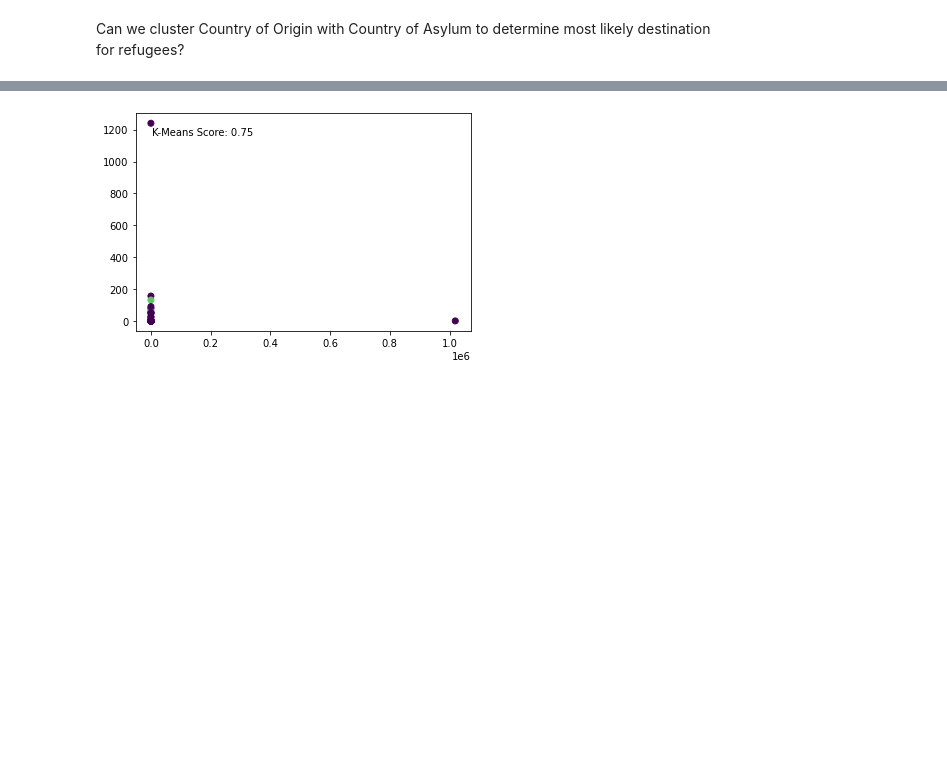
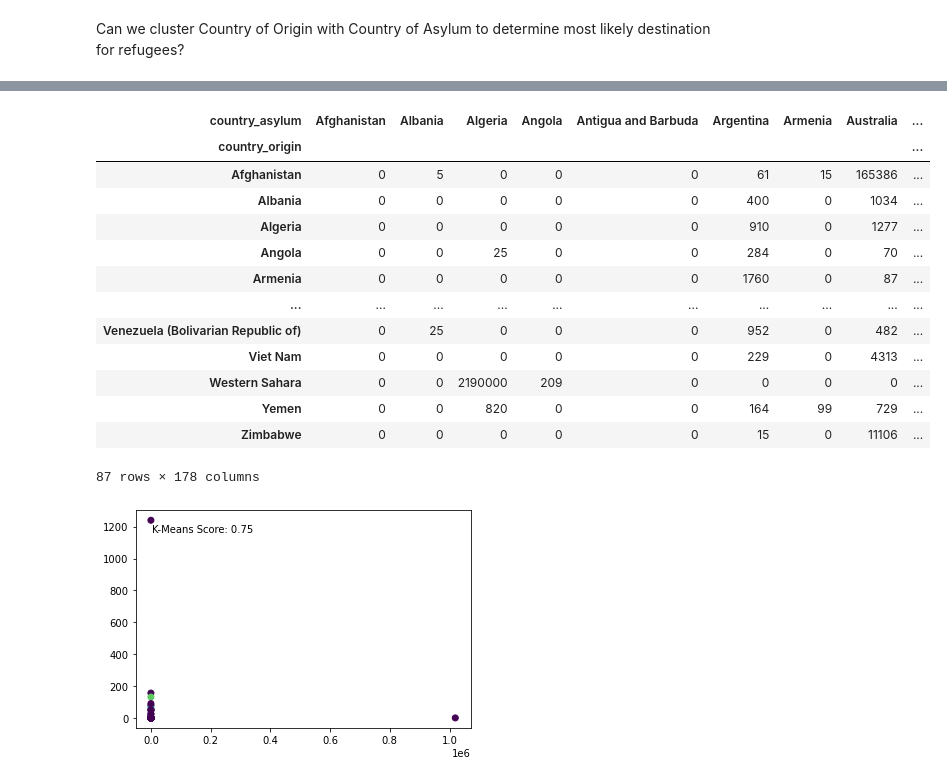
Before and after one commit to Nerdosth/Refugee-Migration, a Jupyter notebook: Country_Clusters.ipynb, the cells around one changed output, grey strips where cells are left out. Drawn from its saved outputs; the diff is of its cells as text; code cells hidden in the pictures; blank space fills up the shorter version.

```diff
--- a/Country_Clusters.ipynb
+++ b/Country_Clusters.ipynb
@@ -14,3 +60,20 @@ Can we cluster Country of Origin with Country of Asylum to determine most likely
+# %%
+pivot_table
+# %% [output]
+| country_asylum | Afghanistan | Albania | Algeria | Angola | Antigua and Barbuda | Argentina | Armenia | Australia | ... |
+| country_origin |  |  |  |  |  |  |  |  | ... |
+| Afghanistan | 0 | 5 | 0 | 0 | 0 | 61 | 15 | 165386 | ... |
+| Albania | 0 | 0 | 0 | 0 | 0 | 400 | 0 | 1034 | ... |
+| Algeria | 0 | 0 | 0 | 0 | 0 | 910 | 0 | 1277 | ... |
+| Angola | 0 | 0 | 25 | 0 | 0 | 284 | 0 | 70 | ... |
+| Armenia | 0 | 0 | 0 | 0 | 0 | 1760 | 0 | 87 | ... |
+| ... | ... | ... | ... | ... | ... | ... | ... | ... | ... |
+| Venezuela (Bolivarian Republic of) | 0 | 25 | 0 | 0 | 0 | 952 | 0 | 482 | ... |
+| Viet Nam | 0 | 0 | 0 | 0 | 0 | 229 | 0 | 4313 | ... |
+| Western Sahara | 0 | 0 | 2190000 | 209 | 0 | 0 | 0 | 0 | ... |
+| Yemen | 0 | 0 | 820 | 0 | 0 | 164 | 99 | 729 | ... |
+| Zimbabwe | 0 | 0 | 0 | 0 | 0 | 15 | 0 | 11106 | ... |
+87 rows × 178 columns
 # %%
 # Aggregate the values in duplicate entries using the sum function
 c_df = refugee_df.groupby(['country_origin', 'country_asylum']).sum().reset_index()
```
Also changed, not shown: parts of 11 cells of this notebook.
